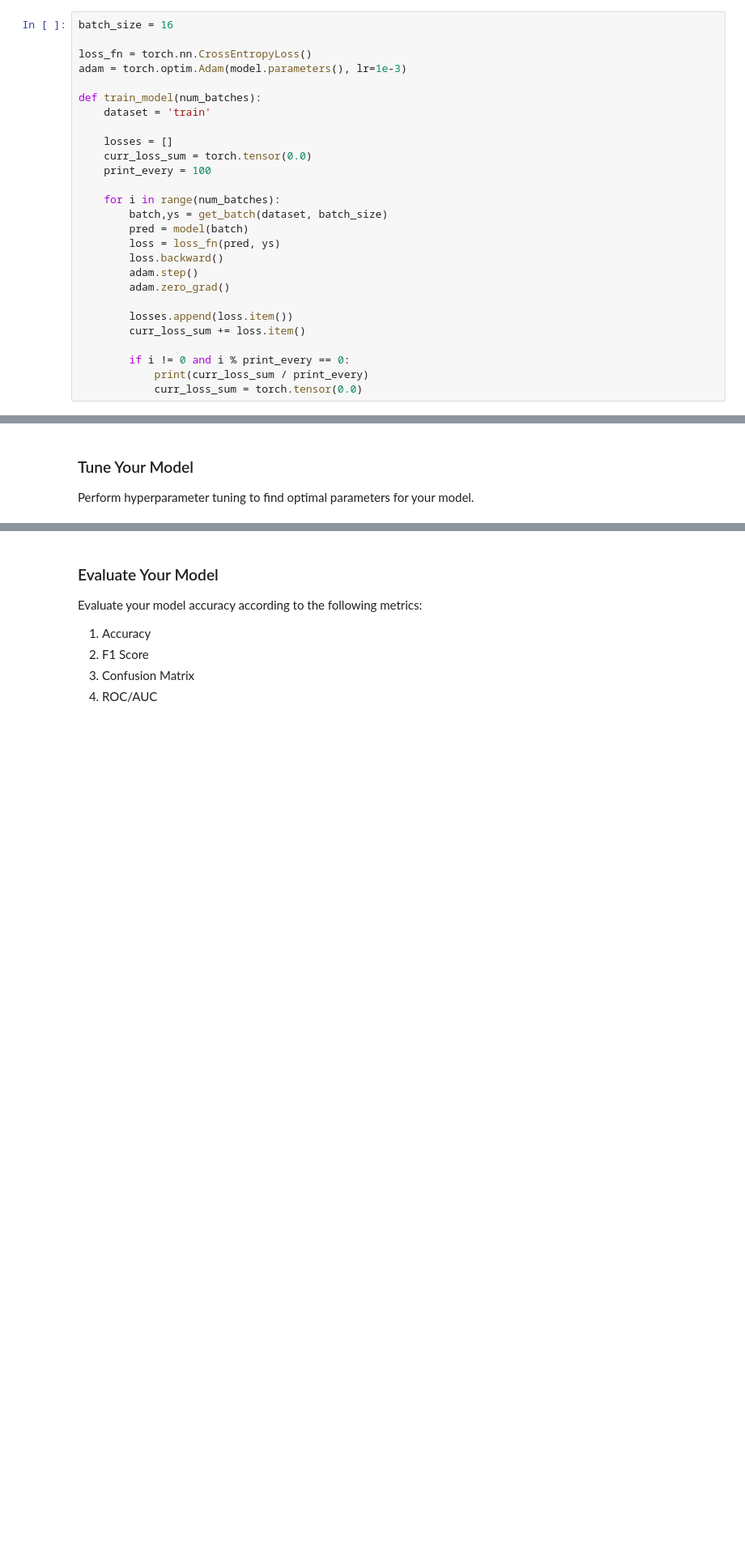
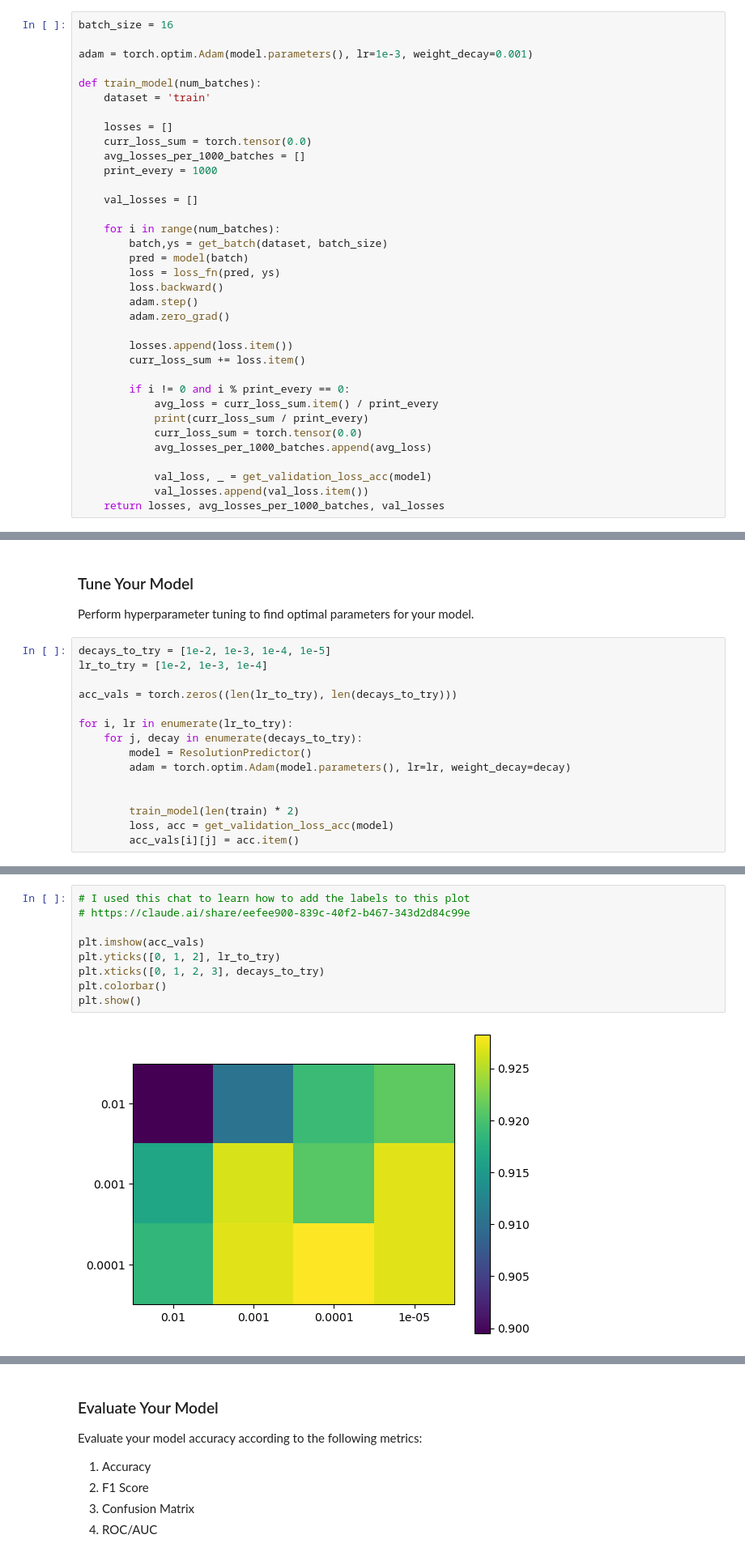
Before and after one commit to noise-course/video-quality-of-experience-zroe1, a Jupyter notebook: 1-Video-Quality-Inference.ipynb, the cells around one changed output, grey strips where cells are left out. Shown: that part at 81% size. Saved outputs shown, nothing was run; the diff lists cells and outputs as text; blank space fills up the shorter version.

```diff
--- a/1-Video-Quality-Inference.ipynb
+++ b/1-Video-Quality-Inference.ipynb
@@ -781,15 +792,17 @@ def get_batch(dataset, batch_size):
 # %%
 batch_size = 16
 
-loss_fn = torch.nn.CrossEntropyLoss()
-adam = torch.optim.Adam(model.parameters(), lr=1e-3)
+adam = torch.optim.Adam(model.parameters(), lr=1e-3, weight_decay=0.001)
 
 def train_model(num_batches):
     dataset = 'train'
 
     losses = []
     curr_loss_sum = torch.tensor(0.0)
-    print_every = 100
+    avg_losses_per_1000_batches = []
+    print_every = 1000
+
+    val_losses = []
 
     for i in range(num_batches):
         batch,ys = get_batch(dataset, batch_size)
@@ -803,5 +816,11 @@ def train_model(num_batches):
         curr_loss_sum += loss.item()
 
         if i != 0 and i % print_every == 0:
+            avg_loss = curr_loss_sum.item() / print_every
             print(curr_loss_sum / print_every)
             curr_loss_sum = torch.tensor(0.0)
+            avg_losses_per_1000_batches.append(avg_loss)
+
+            val_loss, _ = get_validation_loss_acc(model)
+            val_losses.append(val_loss.item())
+    return losses, avg_losses_per_1000_batches, val_losses
@@ -829,3 +828,18 @@ tensor(0.1405)
 ### Tune Your Model
 
 Perform hyperparameter tuning to find optimal parameters for your model.
+# %%
+decays_to_try = [1e-2, 1e-3, 1e-4, 1e-5]
+lr_to_try = [1e-2, 1e-3, 1e-4]
+
+acc_vals = torch.zeros((len(lr_to_try), len(decays_to_try)))
+
+for i, lr in enumerate(lr_to_try):
+    for j, decay in enumerate(decays_to_try):
+        model = ResolutionPredictor()
+        adam = torch.optim.Adam(model.parameters(), lr=lr, weight_decay=decay)
+
+
+        train_model(len(train) * 2)
+        loss, acc = get_validation_loss_acc(model)
+        acc_vals[i][j] = acc.item()
@@ -831,0 +864,11 @@ Perform hyperparameter tuning to find optimal parameters for your model.
+# %%
+# I used this chat to learn how to add the labels to this plot
+# https://claude.ai/share/eefee900-839c-40f2-b467-343d2d84c99e
+
+plt.imshow(acc_vals)
+plt.yticks([0, 1, 2], lr_to_try)
+plt.xticks([0, 1, 2, 3], decays_to_try)
+plt.colorbar()
+plt.show()
+# %% [output]
+[figure, added]
```
Also changed, not shown: parts of 8 cells of this notebook.
